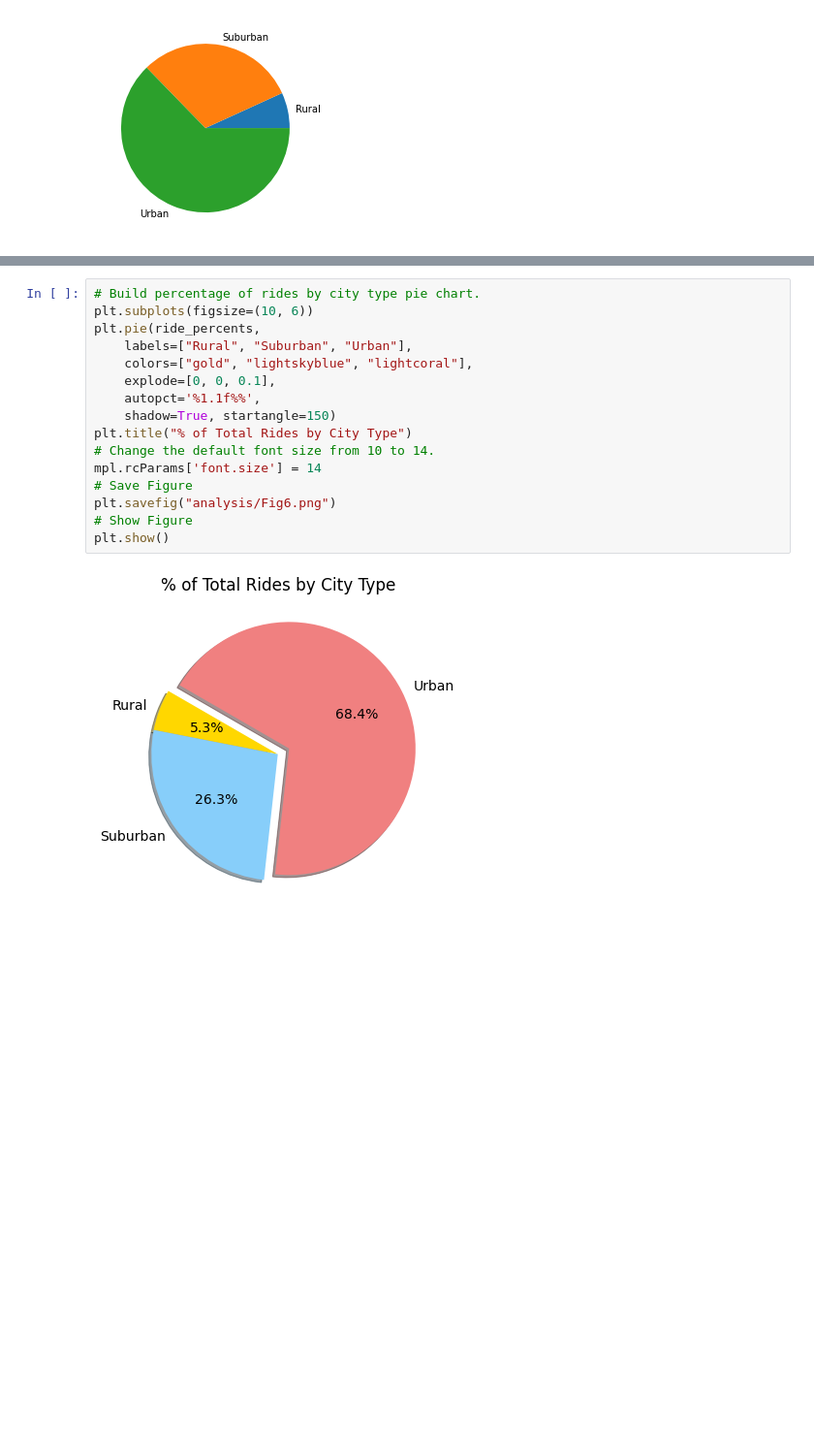
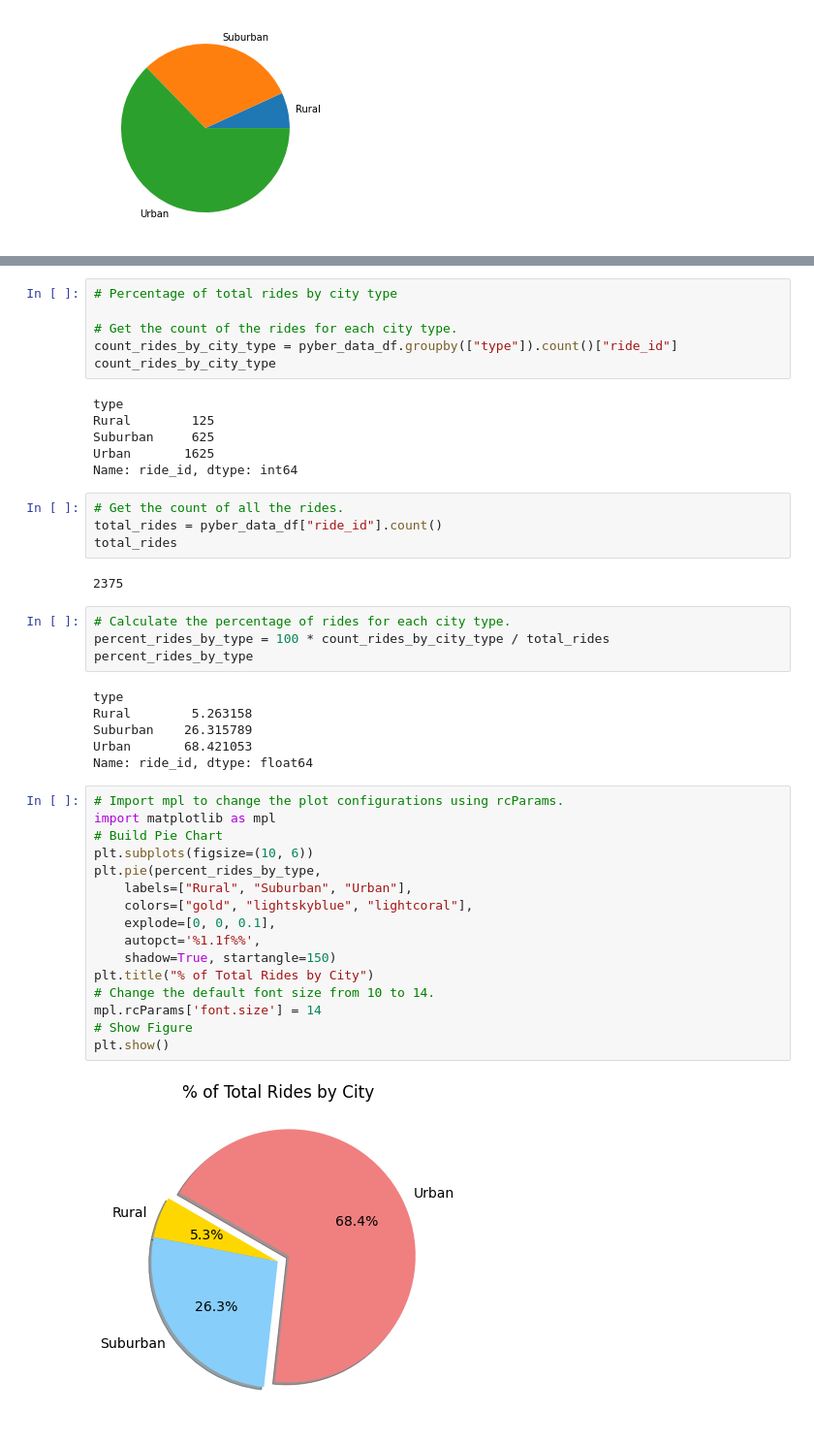
Before and after one commit to mkirsch2/PyBer_Analysis, a Jupyter notebook: PyBer.ipynb, the cells around one changed output, grey strips where cells are left out. Shown at 97% size. Drawn from its saved outputs; the diff is of its cells as text; blank space fills up the shorter version.

```diff
--- a/PyBer.ipynb
+++ b/PyBer.ipynb
@@ -961,18 +951,46 @@ Name: ride_id, dtype: float64
-# %%
-# Build percentage of rides by city type pie chart.
-plt.subplots(figsize=(10, 6))
-plt.pie(ride_percents,
-    labels=["Rural", "Suburban", "Urban"],
-    colors=["gold", "lightskyblue", "lightcoral"],
-    explode=[0, 0, 0.1],
-    autopct='%1.1f%%',
-    shadow=True, startangle=150)
-plt.title("% of Total Rides by City Type")
-# Change the default font size from 10 to 14.
-mpl.rcParams['font.size'] = 14
-# Save Figure
-plt.savefig("analysis/Fig6.png")
-# Show Figure
-plt.show()
-# %% [output]
-[figure, removed]
+# %%
+# Percentage of total rides by city type
+
+# Get the count of the rides for each city type.
+count_rides_by_city_type = pyber_data_df.groupby(["type"]).count()["ride_id"]
+count_rides_by_city_type
+# %% [output]
+type
+Rural        125
+Suburban     625
+Urban       1625
+Name: ride_id, dtype: int64
+# %%
+# Get the count of all the rides.
+total_rides = pyber_data_df["ride_id"].count()
+total_rides
+# %% [output]
+2375
+# %%
+# Calculate the percentage of rides for each city type.
+percent_rides_by_type = 100 * count_rides_by_city_type / total_rides
+percent_rides_by_type
+# %% [output]
+type
+Rural        5.263158
+Suburban    26.315789
+Urban       68.421053
+Name: ride_id, dtype: float64
+# %%
+# Import mpl to change the plot configurations using rcParams.
+import matplotlib as mpl
+# Build Pie Chart
+plt.subplots(figsize=(10, 6))
+plt.pie(percent_rides_by_type,
+    labels=["Rural", "Suburban", "Urban"],
+    colors=["gold", "lightskyblue", "lightcoral"],
+    explode=[0, 0, 0.1],
+    autopct='%1.1f%%',
+    shadow=True, startangle=150)
+plt.title("% of Total Rides by City")
+# Change the default font size from 10 to 14.
+mpl.rcParams['font.size'] = 14
+# Show Figure
+plt.show()
+# %% [output]
+[figure, added]
```
Also changed, not shown: parts of 6 cells of this notebook.
